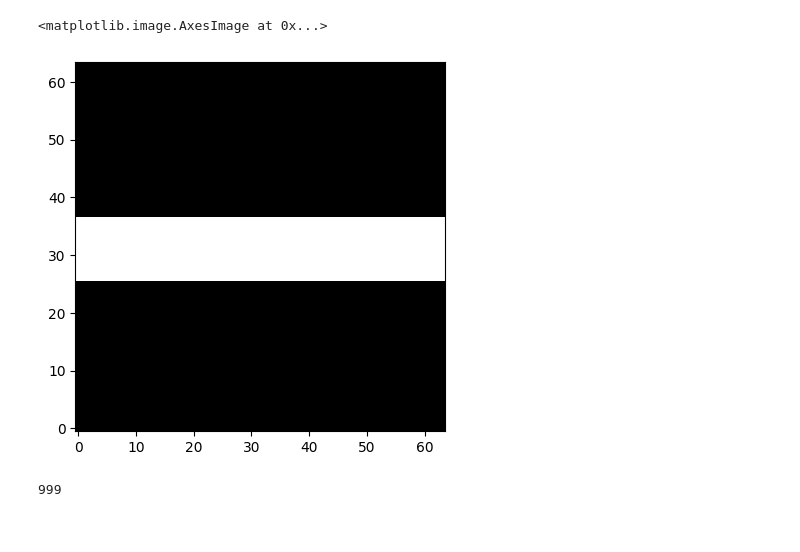
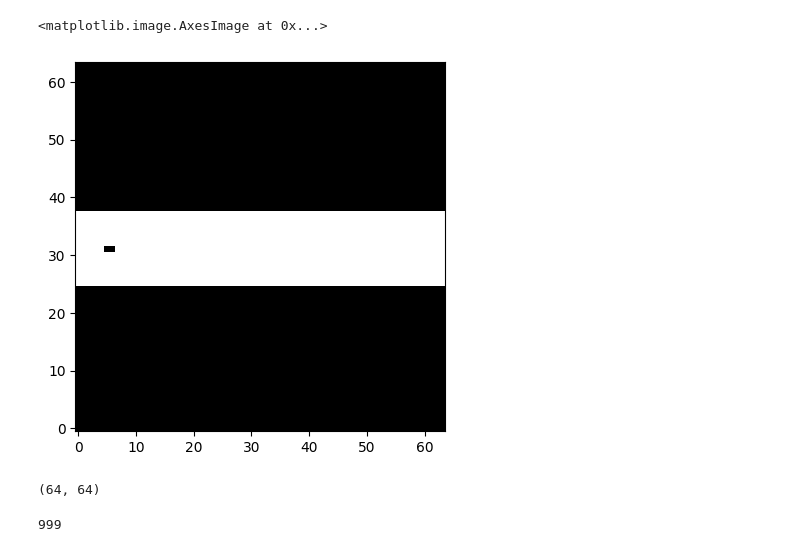
Before and after one commit to Mafaz03/Machine-Vision-Transformer, a Jupyter notebook: notebooks/generalisation_cylinder.ipynb, the cells around one changed output. Saved outputs shown, nothing was run; the diff lists cells and outputs as text; code cells hidden in the pictures.

```diff
--- a/notebooks/generalisation_cylinder.ipynb
+++ b/notebooks/generalisation_cylinder.ipynb
@@ -31,29 +31,29 @@ from training import predict_field
 # %%
 # Create grid
 
 newer_df = pd.read_csv("../Data/Problems/flow_past_cylinder_domain/Re_1.5.csv", index_col=0)
 
 xi = np.linspace(0, 1, GRID_SIZE)
 yi = np.linspace(0, 1, GRID_SIZE)
 
 x = newer_df["x"].values
 y = newer_df["y"].values
 u = newer_df["u (m/s)"].values
 
 
 X, Y = np.meshgrid(xi, yi)
 
-mask = ~np.isnan(u)
-# Interpolate
-U = griddata((x[mask], y[mask]), u[mask], (X, Y), method="cubic")
-
-mask = np.isnan(U)
-mask = 1 - mask.astype(int)
-
+mask = np.array(newer_df['mask']).reshape(64, 64).astype("float32")
+# mask = 1 - mask.astype(int)
+# mask = np.roll(mask, 10, axis=0)
 plt.imshow(mask, origin="lower", cmap="gray")
 # %% [output]
 <matplotlib.image.AxesImage at 0x...>
-[figure, old version]
+[figure, new version]
+# %%
+mask.shape
+# %% [output]
+(64, 64)
 # %%
 transformer = CFDViT(
                       d_model        = D_MODEL,
```
Also changed, not shown: parts of 11 cells of this notebook, 12 other files.
